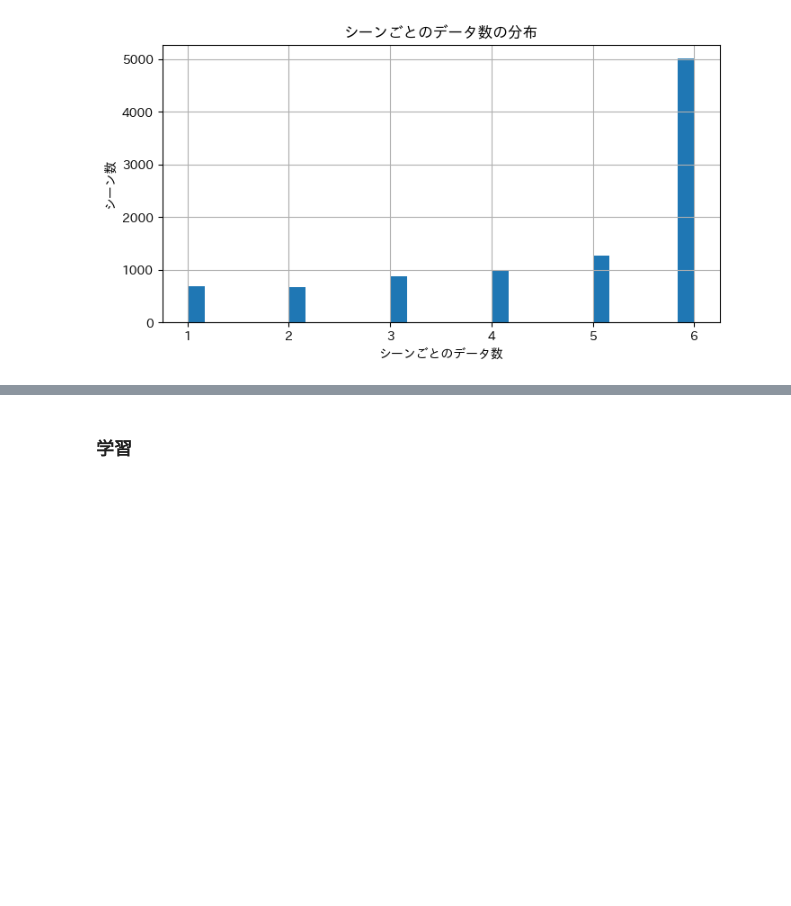
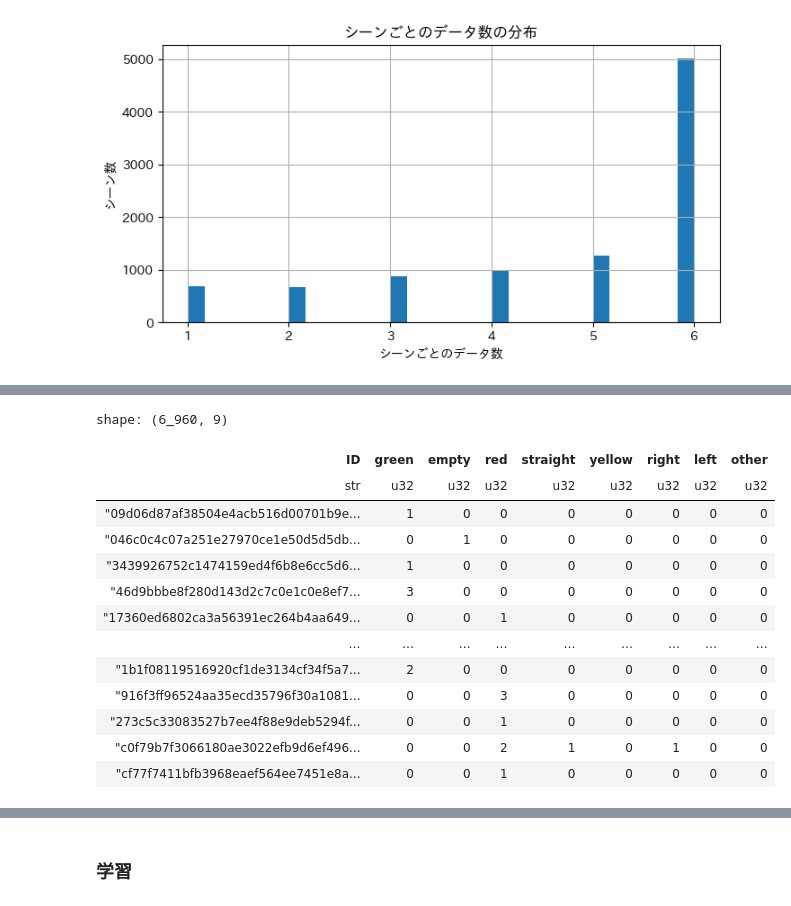
Before and after one commit to marumarukun/atmacup_18, a Jupyter notebook: exp/003/run.ipynb, the cells around one changed output, grey strips where cells are left out. Saved outputs shown, nothing was run; the diff lists cells and outputs as text; code cells hidden in the pictures; blank space fills up the shorter version.

```diff
--- a/exp/003/run.ipynb
+++ b/exp/003/run.ipynb
@@ -180,0 +192,21 @@ test = test.with_columns(exprs)
+# %%
+# classの数を集計
+traffic_lights_class_count_df = traffic_lights_df.pivot(
+    values="class", index="ID", on="class", aggregate_function="len"
+).fill_null(0)
+traffic_lights_class_count_df
+# %% [output]
+shape: (6_960, 9)
+| ID | green | empty | red | straight | yellow | right | left | other |
+| str | u32 | u32 | u32 | u32 | u32 | u32 | u32 | u32 |
+| "09d06d87af38504e4acb516d00701b9e... | 1 | 0 | 0 | 0 | 0 | 0 | 0 | 0 |
+| "046c0c4c07a251e27970ce1e50d5d5db... | 0 | 1 | 0 | 0 | 0 | 0 | 0 | 0 |
+| "3439926752c1474159ed4f6b8e6cc5d6... | 1 | 0 | 0 | 0 | 0 | 0 | 0 | 0 |
+| "46d9bbbe8f280d143d2c7c0e1c0e8ef7... | 3 | 0 | 0 | 0 | 0 | 0 | 0 | 0 |
+| "17360ed6802ca3a56391ec264b4aa649... | 0 | 0 | 1 | 0 | 0 | 0 | 0 | 0 |
+| … | … | … | … | … | … | … | … | … |
+| "1b1f08119516920cf1de3134cf34f5a7... | 2 | 0 | 0 | 0 | 0 | 0 | 0 | 0 |
+| "916f3ff96524aa35ecd35796f30a1081... | 0 | 0 | 3 | 0 | 0 | 0 | 0 | 0 |
+| "273c5c33083527b7ee4f88e9deb5294f... | 0 | 0 | 1 | 0 | 0 | 0 | 0 | 0 |
+| "c0f79b7f3066180ae3022efb9d6ef496... | 0 | 0 | 2 | 1 | 0 | 1 | 0 | 0 |
+| "cf77f7411bfb3968eaef564ee7451e8a... | 0 | 0 | 1 | 0 | 0 | 0 | 0 | 0 |
```
Also changed, not shown: parts of 17 cells of this notebook.
